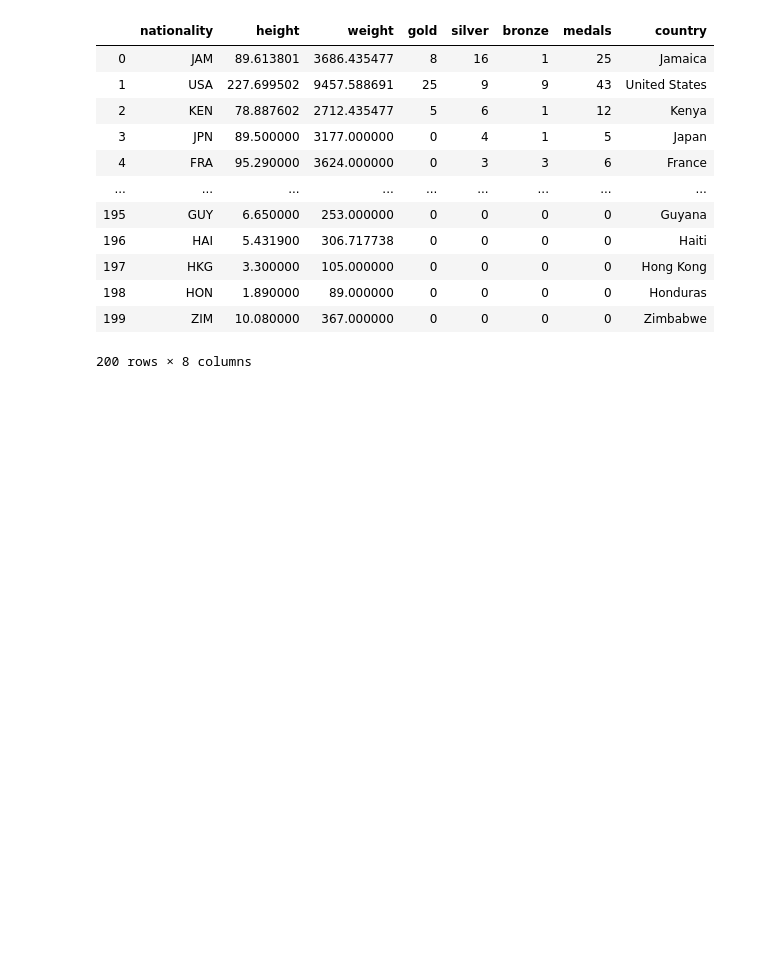
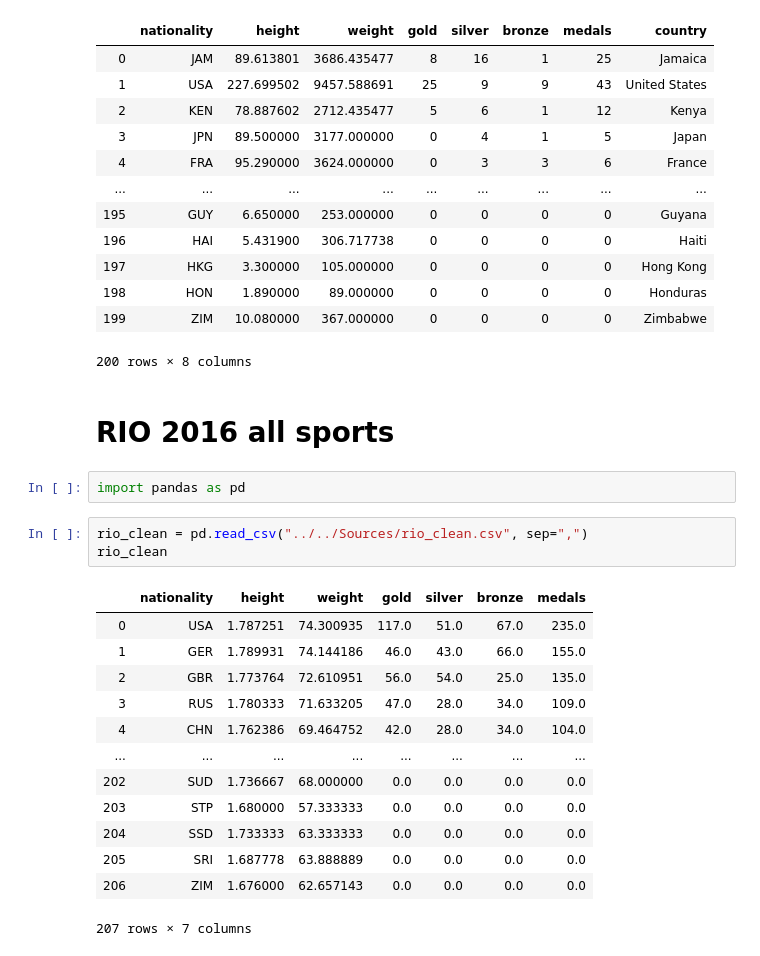
Before and after one commit to javier-pradera/Project-Week-3-Data-Thieves, a Jupyter notebook: your-project/Code/Sander/Nation_to_Country.ipynb, the cells around one changed output. Drawn from its saved outputs; the diff is of its cells as text; blank space fills up the shorter version.

Commit message:
Rio 2016 all sports

```diff
--- a/your-project/Code/Sander/Nation_to_Country.ipynb
+++ b/your-project/Code/Sander/Nation_to_Country.ipynb
@@ -122,3 +122,24 @@ athlet_cl
 | 198 | HON | 1.890000 | 89.000000 | 0 | 0 | 0 | 0 | Honduras |
 | 199 | ZIM | 10.080000 | 367.000000 | 0 | 0 | 0 | 0 | Zimbabwe |
 200 rows × 8 columns
+# %% [markdown]
+# RIO 2016 all sports
+# %%
+import pandas as pd
+# %%
+rio_clean = pd.read_csv("../../Sources/rio_clean.csv", sep=",")
+rio_clean
+# %% [output]
+|  | nationality | height | weight | gold | silver | bronze | medals |
+| 0 | USA | 1.787251 | 74.300935 | 117.0 | 51.0 | 67.0 | 235.0 |
+| 1 | GER | 1.789931 | 74.144186 | 46.0 | 43.0 | 66.0 | 155.0 |
+| 2 | GBR | 1.773764 | 72.610951 | 56.0 | 54.0 | 25.0 | 135.0 |
+| 3 | RUS | 1.780333 | 71.633205 | 47.0 | 28.0 | 34.0 | 109.0 |
+| 4 | CHN | 1.762386 | 69.464752 | 42.0 | 28.0 | 34.0 | 104.0 |
+| ... | ... | ... | ... | ... | ... | ... | ... |
+| 202 | SUD | 1.736667 | 68.000000 | 0.0 | 0.0 | 0.0 | 0.0 |
+| 203 | STP | 1.680000 | 57.333333 | 0.0 | 0.0 | 0.0 | 0.0 |
+| 204 | SSD | 1.733333 | 63.333333 | 0.0 | 0.0 | 0.0 | 0.0 |
+| 205 | SRI | 1.687778 | 63.888889 | 0.0 | 0.0 | 0.0 | 0.0 |
+| 206 | ZIM | 1.676000 | 62.657143 | 0.0 | 0.0 | 0.0 | 0.0 |
+207 rows × 7 columns
```
Also changed, not shown: parts of 3 cells of this notebook, 5 other files.
